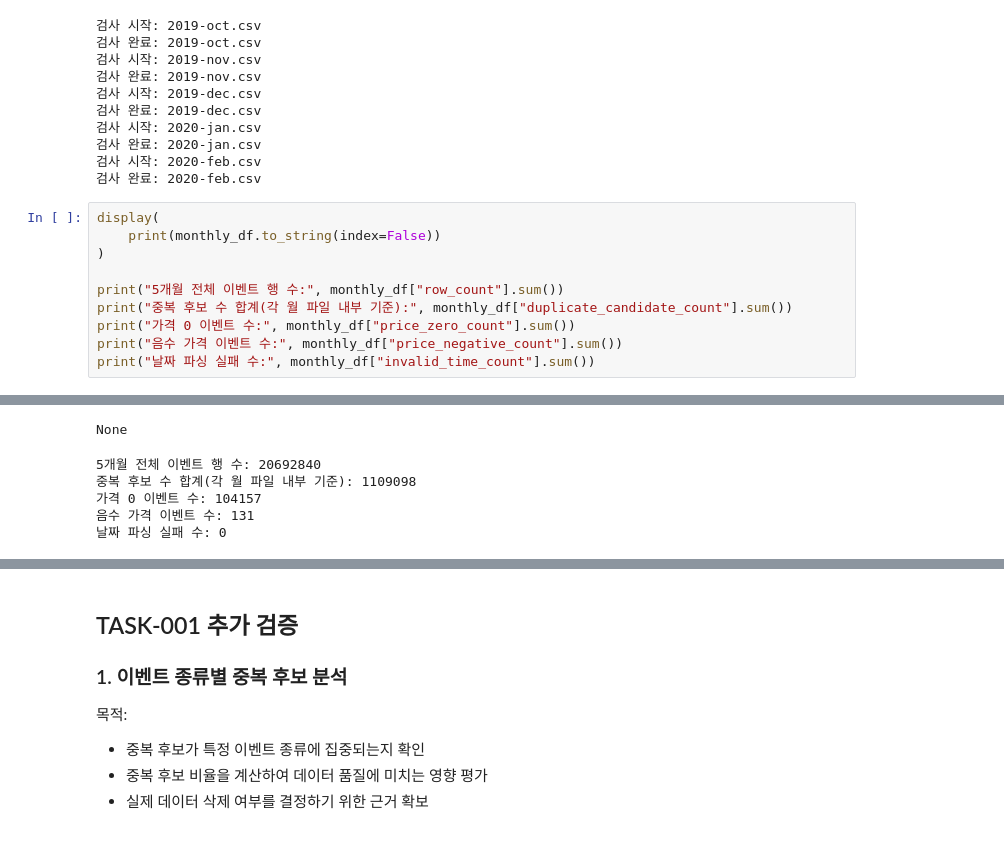
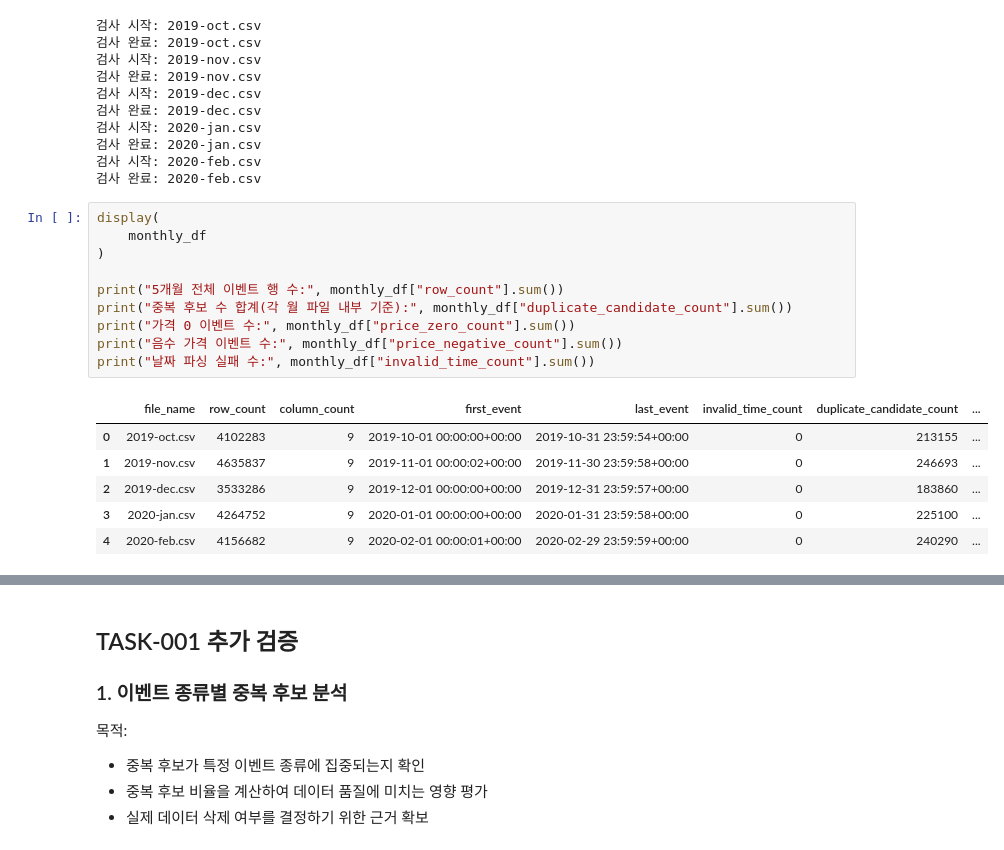
Before and after one commit to mingeon-t4r/04_beauty_commerce_analytics, a Jupyter notebook: notebooks/01_raw_data_exploration.ipynb, the cells around one changed output, grey strips where cells are left out. Drawn from its saved outputs; the diff is of its cells as text.

```diff
--- a/notebooks/01_raw_data_exploration.ipynb
+++ b/notebooks/01_raw_data_exploration.ipynb
@@ -129,12 +129,18 @@ event_df = pd.DataFrame(event_rows)
 검사 완료: 2020-feb.csv
 # %%
 display(
-    print(monthly_df.to_string(index=False))
+    monthly_df
 )
 
 print("5개월 전체 이벤트 행 수:", monthly_df["row_count"].sum())
 print("중복 후보 수 합계(각 월 파일 내부 기준):", monthly_df["duplicate_candidate_count"].sum())
 print("가격 0 이벤트 수:", monthly_df["price_zero_count"].sum())
 print("음수 가격 이벤트 수:", monthly_df["price_negative_count"].sum())
 print("날짜 파싱 실패 수:", monthly_df["invalid_time_count"].sum())
 # %% [output]
+|  | file_name | row_count | column_count | first_event | last_event | invalid_time_count | duplicate_candidate_count | ... |
+| 0 | 2019-oct.csv | 4102283 | 9 | 2019-10-01 00:00:00+00:00 | 2019-10-31 23:59:54+00:00 | 0 | 213155 | ... |
+| 1 | 2019-nov.csv | 4635837 | 9 | 2019-11-01 00:00:02+00:00 | 2019-11-30 23:59:58+00:00 | 0 | 246693 | ... |
+| 2 | 2019-dec.csv | 3533286 | 9 | 2019-12-01 00:00:00+00:00 | 2019-12-31 23:59:57+00:00 | 0 | 183860 | ... |
+| 3 | 2020-jan.csv | 4264752 | 9 | 2020-01-01 00:00:00+00:00 | 2020-01-31 23:59:58+00:00 | 0 | 225100 | ... |
+| 4 | 2020-feb.csv | 4156682 | 9 | 2020-02-01 00:00:01+00:00 | 2020-02-29 23:59:59+00:00 | 0 | 240290 | ... |
@@ -147,9 +152,3 @@ print("날짜 파싱 실패 수:", monthly_df["invalid_time_count"].sum())
-None
-5개월 전체 이벤트 행 수: 20692840
-중복 후보 수 합계(각 월 파일 내부 기준): 1109098
-가격 0 이벤트 수: 104157
-음수 가격 이벤트 수: 131
-날짜 파싱 실패 수: 0
 # %%
 missing_summary = (
     missing_df
```
Also changed, not shown: parts of 4 cells of this notebook, 2 other files.
